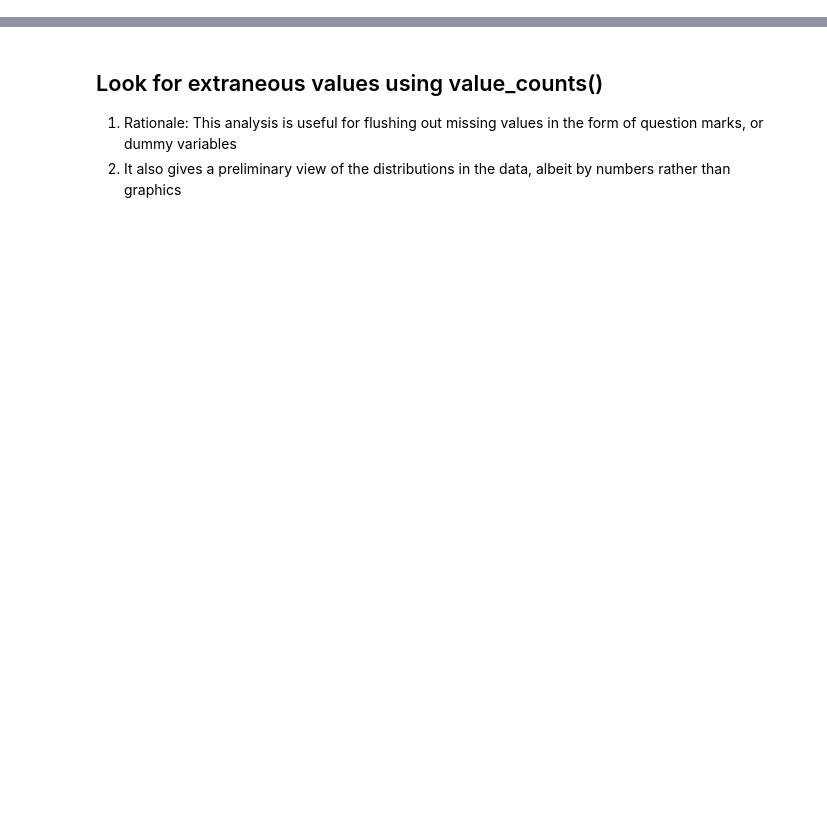
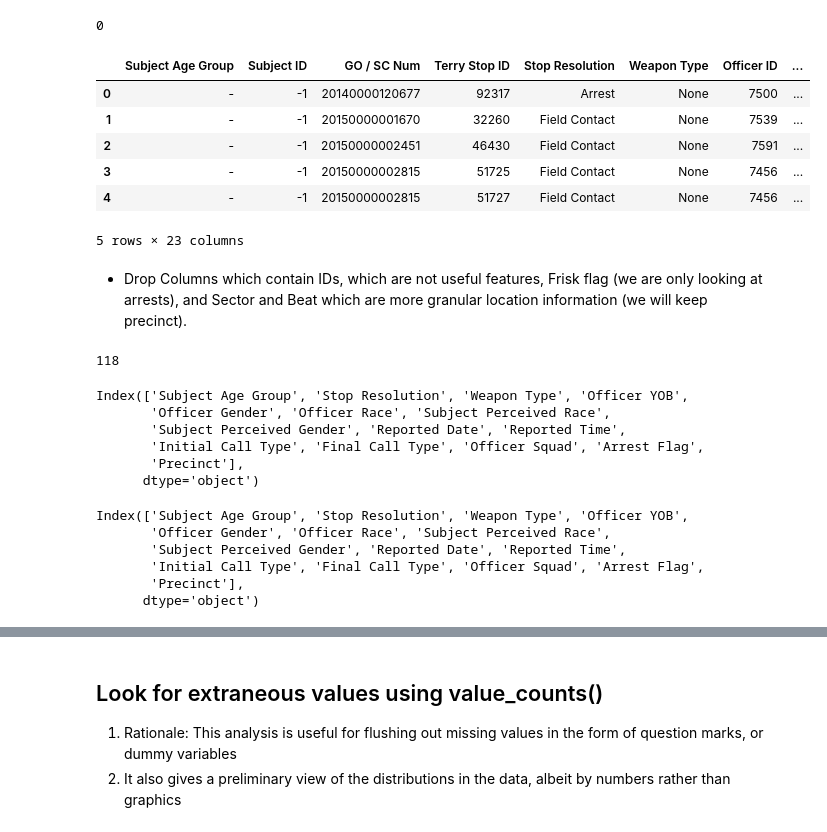
Before and after one commit to sn95033/Terry-Stops-Analysis, a Jupyter notebook: Terry Stops v1.ipynb, the cells around one changed output, grey strips where cells are left out. Cells and saved outputs as stored; diff of their text form; code cells hidden in the pictures; blank space fills up the shorter version.

```diff
--- a/Terry Stops v1.ipynb
+++ b/Terry Stops v1.ipynb
@@ -322,0 +239,17 @@ seattle_df.duplicated().sum()
+# %%
+df = pd.read_csv('Terry_Stops.csv',low_memory=False)
+df.duplicated().sum()
+# %% [output]
+0
+# %%
+df.head()
+# %% [output]
+|  | Subject Age Group | Subject ID | GO / SC Num | Terry Stop ID | Stop Resolution | Weapon Type | Officer ID | ... |
+| 0 | - | -1 | 20140000120677 | 92317 | Arrest | None | 7500 | ... |
+| 1 | - | -1 | 20150000001670 | 32260 | Field Contact | None | 7539 | ... |
+| 2 | - | -1 | 20150000002451 | 46430 | Field Contact | None | 7591 | ... |
+| 3 | - | -1 | 20150000002815 | 51725 | Field Contact | None | 7456 | ... |
+| 4 | - | -1 | 20150000002815 | 51727 | Field Contact | None | 7456 | ... |
+5 rows × 23 columns
+# %% [markdown]
+* Drop Columns which contain IDs, which are not useful features,  Frisk flag (we are only looking at arrests), and Sector and Beat which are more granular location information (we will keep precinct).
@@ -322,0 +259,26 @@ seattle_df.duplicated().sum()
+# %%
+df.duplicated().sum()
+# After dropping some of the columns, some rows appear to be duplicated.
+# However, since the date and time of the incident are NOT exact (i.e. the date could be 24 hours later, and the
+# time could be 10 hours later), it's possible to get some that are similar on different consecutive dates.
+# %% [output]
+118
+# %%
+df.columns
+# %% [output]
+Index(['Subject Age Group', 'Stop Resolution', 'Weapon Type', 'Officer YOB',
+       'Officer Gender', 'Officer Race', 'Subject Perceived Race',
+       'Subject Perceived Gender', 'Reported Date', 'Reported Time',
+       'Initial Call Type', 'Final Call Type', 'Officer Squad', 'Arrest Flag',
+       'Precinct'],
+      dtype='object')
+# %%
+col_names = df.columns
+print(col_names)
+# %% [output]
+Index(['Subject Age Group', 'Stop Resolution', 'Weapon Type', 'Officer YOB',
+       'Officer Gender', 'Officer Race', 'Subject Perceived Race',
+       'Subject Perceived Gender', 'Reported Date', 'Reported Time',
+       'Initial Call Type', 'Final Call Type', 'Officer Squad', 'Arrest Flag',
+       'Precinct'],
+      dtype='object')
```
Also changed, not shown: parts of 63 cells of this notebook, 3 other files.
